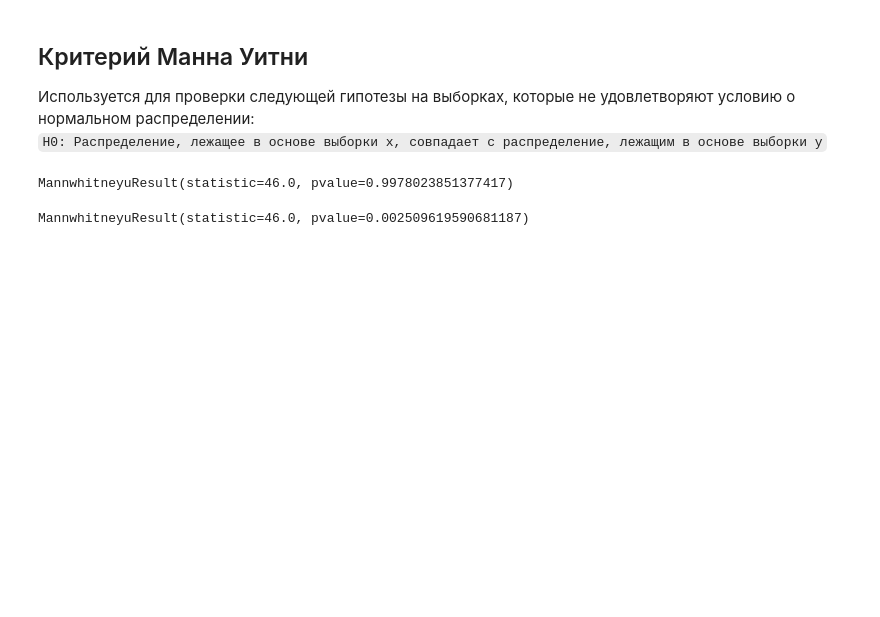
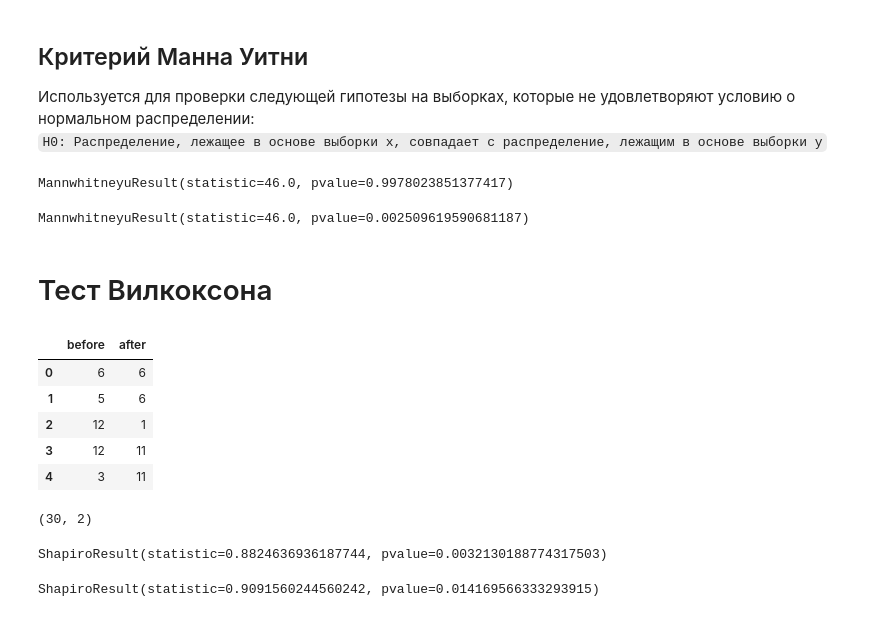
Before and after one commit to adwiza/datascience_skillbox, a Jupyter notebook: 17. Stats.ipynb, the cells around one changed output. Saved outputs shown, nothing was run; the diff lists cells and outputs as text; code cells hidden in the pictures; blank space fills up the shorter version.

```diff
--- a/17. Stats.ipynb
+++ b/17. Stats.ipynb
@@ -143,3 +143,5 @@ MannwhitneyuResult(statistic=46.0, pvalue=0.9978023851377417)
 stats.mannwhitneyu(before18, after18, alternative='less')
 # %% [output]
 MannwhitneyuResult(statistic=46.0, pvalue=0.002509619590681187)
+# %% [markdown]
+# Тест Вилкоксона
@@ -145,0 +150,22 @@ MannwhitneyuResult(statistic=46.0, pvalue=0.002509619590681187)
+# %%
+df4 = pd.read_csv('datasets/signed_wilcoxon.csv')
+df4.head()
+# %% [output]
+|  | before | after |
+| 0 | 6 | 6 |
+| 1 | 5 | 6 |
+| 2 | 12 | 1 |
+| 3 | 12 | 11 |
+| 4 | 3 | 11 |
+# %%
+df4.shape
+# %% [output]
+(30, 2)
+# %%
+stats.shapiro(df4.before)
+# %% [output]
+ShapiroResult(statistic=0.8824636936187744, pvalue=0.0032130188774317503)
+# %%
+stats.shapiro(df4.after)
+# %% [output]
+ShapiroResult(statistic=0.9091560244560242, pvalue=0.014169566333293915)
```
Also changed, not shown: parts of 3 cells of this notebook, 4 other files.
